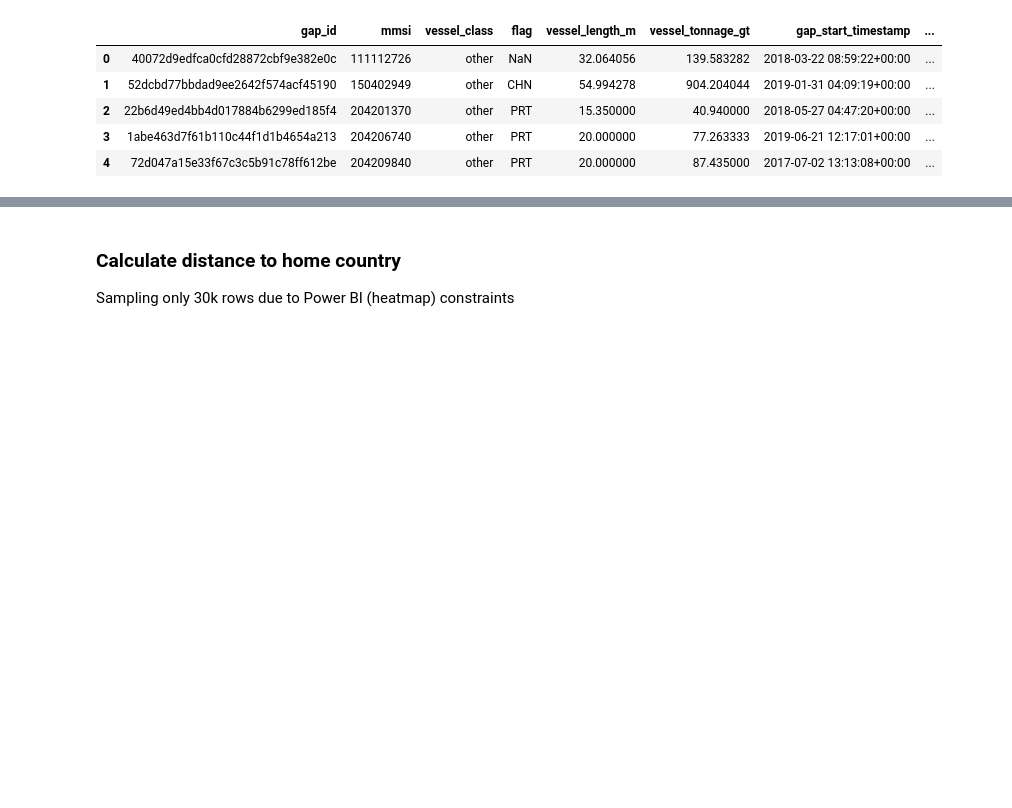
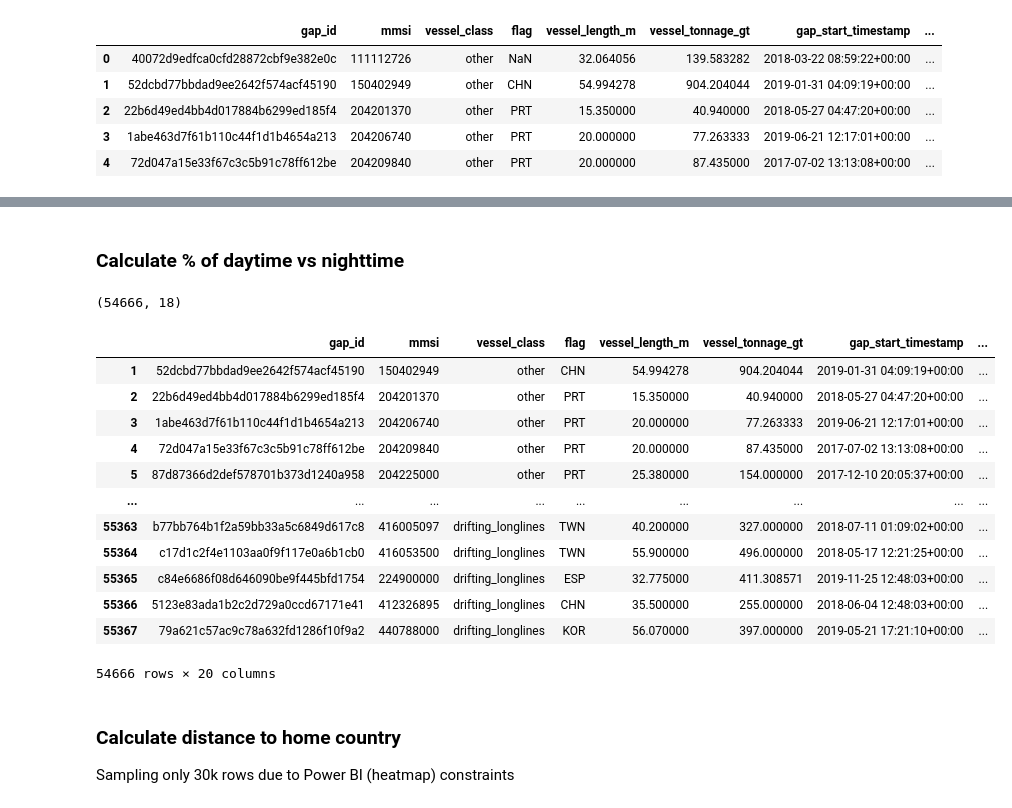
Before and after one commit to RRRan2333/ais_fishing_signal, a Jupyter notebook: side_random_select_half.ipynb, the cells around one changed output, grey strips where cells are left out. Drawn from its saved outputs; the diff is of its cells as text; code cells hidden in the pictures; blank space fills up the shorter version.

```diff
--- a/side_random_select_half.ipynb
+++ b/side_random_select_half.ipynb
@@ -39,0 +48,24 @@ df_prep = df_prep.dropna(subset=['flag'])
+# %%
+from timezonefinder import TimezoneFinder
+from datetime import datetime
+import pandas as pd
+import pytz
+
+# Create an instance of TimezoneFinder
+tf = TimezoneFinder()
+
+# Define function to get timezone
+def get_timezone(row):
+    return tf.timezone_at(lng=row['gap_start_lon'], lat=row['gap_start_lat']) # note the lng (longitude) comes first
+
+# Define function to get local time
+def get_local_time(row):
+    utc_time = row['gap_start_timestamp']
+    timezone_str = row['start_timezone']
+    timezone = pytz.timezone(timezone_str)
+
+    return utc_time.replace(tzinfo=pytz.utc).astimezone(timezone)
+
+# Apply the functions
+df_prep['start_timezone'] = df_prep.apply(get_timezone, axis=1)
+# df_prep['start_localtime'] = df_prep.apply(get_local_time, axis=1)
@@ -39,0 +127,14 @@ df_prep = df_prep.dropna(subset=['flag'])
+# %% [markdown]
+### Calculate % of daytime vs nighttime
+# %%
+df_suntime = df_prep.copy()
+print(df_suntime.shape)
+# print index where df_suntime['sun_times'] is empty
+# df_no_sun_event = df_suntime[df_suntime['sun_times'].apply(lambda x: len(x) == 0)]
+
+# get df_suntime that is df_prep - df_no_sun_event
+# df_suntime = df_suntime[~df_suntime.index.isin(df_no_sun_event.index)]
+# print(df_suntime.shape)
+# df_no_sun_event[df_no_sun_event['gap_hours'] == df_no_sun_event['gap_hours'].min()]
+# %% [output]
+(54666, 18)
@@ -40,3 +228,19 @@ df_prep = df_prep.dropna(subset=['flag'])
+# %%
+df_suntime
+# %% [output]
+|  | gap_id | mmsi | vessel_class | flag | vessel_length_m | vessel_tonnage_gt | gap_start_timestamp | ... |
+| 1 | 52dcbd77bbdad9ee2642f574acf45190 | 150402949 | other | CHN | 54.994278 | 904.204044 | 2019-01-31 04:09:19+00:00 | ... |
+| 2 | 22b6d49ed4bb4d017884b6299ed185f4 | 204201370 | other | PRT | 15.350000 | 40.940000 | 2018-05-27 04:47:20+00:00 | ... |
+| 3 | 1abe463d7f61b110c44f1d1b4654a213 | 204206740 | other | PRT | 20.000000 | 77.263333 | 2019-06-21 12:17:01+00:00 | ... |
+| 4 | 72d047a15e33f67c3c5b91c78ff612be | 204209840 | other | PRT | 20.000000 | 87.435000 | 2017-07-02 13:13:08+00:00 | ... |
+| 5 | 87d87366d2def578701b373d1240a958 | 204225000 | other | PRT | 25.380000 | 154.000000 | 2017-12-10 20:05:37+00:00 | ... |
+| ... | ... | ... | ... | ... | ... | ... | ... | ... |
+| 55363 | b77bb764b1f2a59bb33a5c6849d617c8 | 416005097 | drifting_longlines | TWN | 40.200000 | 327.000000 | 2018-07-11 01:09:02+00:00 | ... |
+| 55364 | c17d1c2f4e1103aa0f9f117e0a6b1cb0 | 416053500 | drifting_longlines | TWN | 55.900000 | 496.000000 | 2018-05-17 12:21:25+00:00 | ... |
+| 55365 | c84e6686f08d646090be9f445bfd1754 | 224900000 | drifting_longlines | ESP | 32.775000 | 411.308571 | 2019-11-25 12:48:03+00:00 | ... |
+| 55366 | 5123e83ada1b2c2d729a0ccd67171e41 | 412326895 | drifting_longlines | CHN | 35.500000 | 255.000000 | 2018-06-04 12:48:03+00:00 | ... |
+| 55367 | 79a621c57ac9c78a632fd1286f10f9a2 | 440788000 | drifting_longlines | KOR | 56.070000 | 397.000000 | 2019-05-21 17:21:10+00:00 | ... |
+54666 rows × 20 columns
 # %% [markdown]
 ### Calculate distance to home country
 Sampling only 30k rows due to Power BI (heatmap) constraints
```
Also changed, not shown: parts of 25 cells of this notebook, 3 other files.
